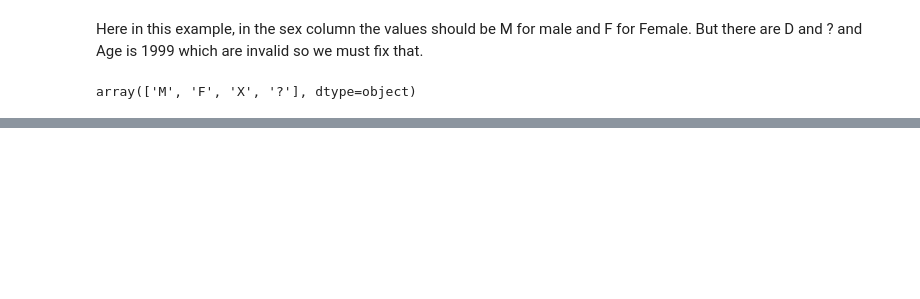
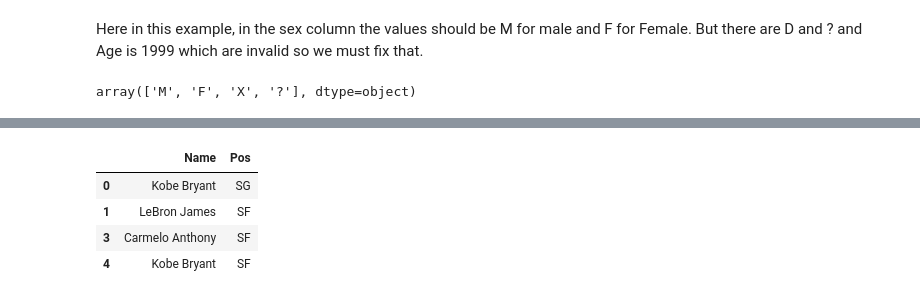
Before and after one commit to P-Pokharel/learning-data-analysis, a Jupyter notebook: data_cleaning.ipynb, the cells around one changed output, grey strips where cells are left out. Drawn from its saved outputs; the diff is of its cells as text; code cells hidden in the pictures; blank space fills up the shorter version.

```diff
--- a/data_cleaning.ipynb
+++ b/data_cleaning.ipynb
@@ -224,0 +369,8 @@ df
+# %%
+players.drop_duplicates()
+# %% [output]
+|  | Name | Pos |
+| 0 | Kobe Bryant | SG |
+| 1 | LeBron James | SF |
+| 3 | Carmelo Anthony | SF |
+| 4 | Kobe Bryant | SF |
```
Also changed, not shown: parts of 17 cells of this notebook.
